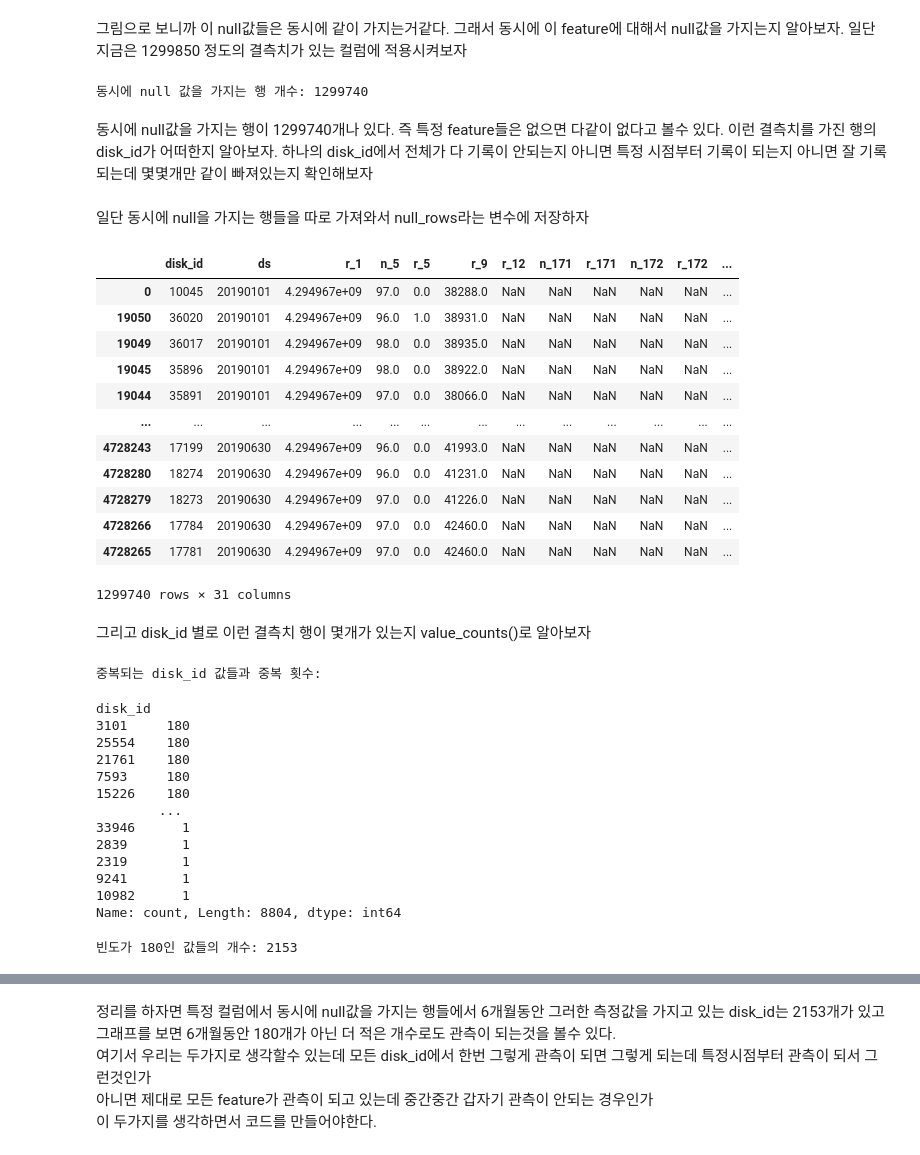
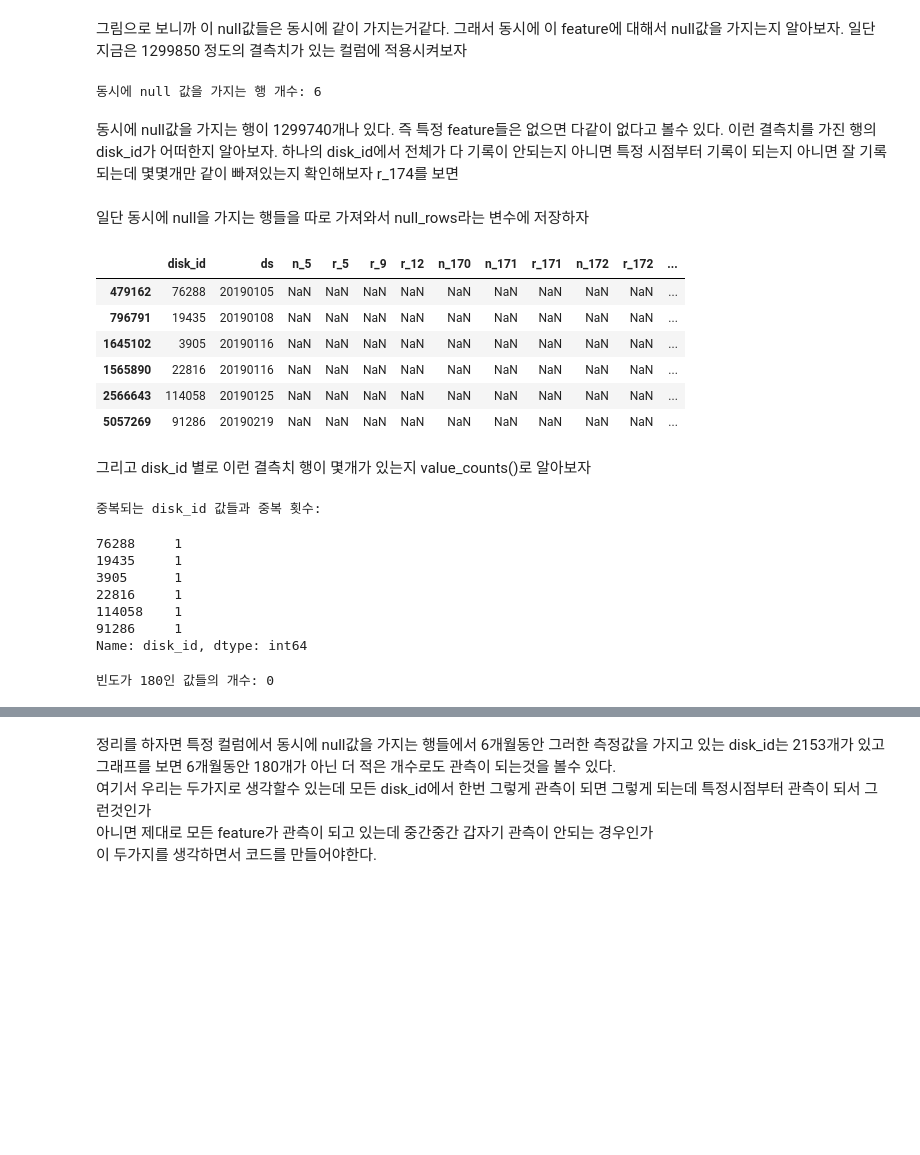
Before and after one commit to passion3659/ssd-failure, a Jupyter notebook: jeongyeol-MA2.ipynb, the cells around one changed output, grey strips where cells are left out. Drawn from its saved outputs; the diff is of its cells as text; code cells hidden in the pictures; blank space fills up the shorter version.

```diff
--- a/jeongyeol-MA2.ipynb
+++ b/jeongyeol-MA2.ipynb
@@ -21,7 +21,7 @@ import pandas as pd
 import numpy as np
 
 data = pd.DataFrame()
-for chunk in pd.read_csv("../ssd_data/combined_by_diskmodel/combined_MA1.csv", chunksize=100000):
+for chunk in pd.read_csv("../ssd_data/combined_by_diskmodel/combined_MA2.csv", chunksize=100000):
     data = pd.concat([data, chunk], ignore_index=True)
 data
 
@@ -213,7 +218,7 @@ msno.matrix(sorted_data)
 그림으로 보니까 이 null값들은 동시에 같이 가지는거같다. 그래서 동시에 이 feature에 대해서 null값을 가지는지 알아보자. 일단 지금은 1299850 정도의 결측치가 있는 컬럼에 적용시켜보자
 # %%
 # 원하는 컬럼 리스트
-desired_columns = ['r_12', 'n_171', 'r_171', 'n_172', 'r_172', 'r_174', 'n_184', 'r_184', 'r_187', 'r_188', 'n_190', 'r_190', 'r_195', 'r_197', 'r_198', 'r_199']
+desired_columns = ['n_5', 'r_5', 'r_9', 'r_12', 'n_170', 'n_171', 'r_171', 'n_172', 'r_172', 'r_174', 'r_183', 'n_184', 'r_184', 'r_187', 'n_190', 'r_190', 'r_192', 'r_194', 'r_197', 'r_199', 'n_233', 'r_241', 'r_242', 'n_175', 'r_175', 'n_232']
 
 # 동시에 null 값을 가지는 행 개수 계산
 null_counts = data[desired_columns].isnull().all(axis=1).sum()
@@ -221,36 +226,31 @@ null_counts = data[desired_columns].isnull().all(axis=1).sum()
 # 결과 출력
 print("동시에 null 값을 가지는 행 개수:", null_counts)
 # %% [output]
-동시에 null 값을 가지는 행 개수: 1299740
+동시에 null 값을 가지는 행 개수: 6
 # %% [markdown]
 동시에 null값을 가지는 행이 1299740개나 있다. 즉 특정 feature들은 없으면 다같이 없다고 볼수 있다. </br>
 이런 결측치를 가진 행의 disk_id가 어떠한지 알아보자.</br>
-하나의 disk_id에서 전체가 다 기록이 안되는지 아니면 특정 시점부터 기록이 되는지 아니면 잘 기록되는데 몇몇개만 같이 빠져있는지 확인해보자
+하나의 disk_id에서 전체가 다 기록이 안되는지 아니면 특정 시점부터 기록이 되는지 아니면 잘 기록되는데 몇몇개만 같이 빠져있는지 확인해보자</br>
+r_174를 보면
 # %% [markdown]
 일단 동시에 null을 가지는 행들을 따로 가져와서 null_rows라는 변수에 저장하자
 # %%
 # 원하는 컬럼 리스트
-desired_columns = ['r_12', 'n_171', 'r_171', 'n_172', 'r_172', 'r_174', 'n_184', 'r_184', 'r_187', 'r_188', 'n_190', 'r_190', 'r_195', 'r_197', 'r_198', 'r_199']
+desired_columns = ['n_5', 'r_5', 'r_9', 'r_12', 'n_170', 'n_171', 'r_171', 'n_172', 'r_172', 'r_174', 'r_183', 'n_184', 'r_184', 'r_187', 'n_190', 'r_190', 'r_192', 'r_194', 'r_197', 'r_199', 'n_233', 'r_241', 'r_242', 'n_175', 'r_175', 'n_232']
 
 # 동시에 null 값을 가지는 행 선택
 null_rows = data[data[desired_columns].isnull().all(axis=1)]
 
 # 결과 출력
 null_rows
 # %% [output]
-|  | disk_id | ds | r_1 | n_5 | r_5 | r_9 | r_12 | n_171 | r_171 | n_172 | r_172 | ... |
-| 0 | 10045 | 20190101 | 4.294967e+09 | 97.0 | 0.0 | 38288.0 | NaN | NaN | NaN | NaN | NaN | ... |
-| 19050 | 36020 | 20190101 | 4.294967e+09 | 96.0 | 1.0 | 38931.0 | NaN | NaN | NaN | NaN | NaN | ... |
-| 19049 | 36017 | 20190101 | 4.294967e+09 | 98.0 | 0.0 | 38935.0 | NaN | NaN | NaN | NaN | NaN | ... |
-| 19045 | 35896 | 20190101 | 4.294967e+09 | 98.0 | 0.0 | 38922.0 | NaN | NaN | NaN | NaN | NaN | ... |
-| 19044 | 35891 | 20190101 | 4.294967e+09 | 97.0 | 0.0 | 38066.0 | NaN | NaN | NaN | NaN | NaN | ... |
-| ... | ... | ... | ... | ... | ... | ... | ... | ... | ... | ... | ... | ... |
-| 4728243 | 17199 | 20190630 | 4.294967e+09 | 96.0 | 0.0 | 41993.0 | NaN | NaN | NaN | NaN | NaN | ... |
-| 4728280 | 18274 | 20190630 | 4.294967e+09 | 96.0 | 0.0 | 41231.0 | NaN | NaN | NaN | NaN | NaN | ... |
-| 4728279 | 18273 | 20190630 | 4.294967e+09 | 97.0 | 0.0 | 41226.0 | NaN | NaN | NaN | NaN | NaN | ... |
-| 4728266 | 17784 | 20190630 | 4.294967e+09 | 97.0 | 0.0 | 42460.0 | NaN | NaN | NaN | NaN | NaN | ... |
-| 4728265 | 17781 | 20190630 | 4.294967e+09 | 97.0 | 0.0 | 42460.0 | NaN | NaN | NaN | NaN | NaN | ... |
+|  | disk_id | ds | n_5 | r_5 | r_9 | r_12 | n_170 | n_171 | r_171 | n_172 | r_172 | ... |
+| 479162 | 76288 | 20190105 | NaN | NaN | NaN | NaN | NaN | NaN | NaN | NaN | NaN | ... |
+| 796791 | 19435 | 20190108 | NaN | NaN | NaN | NaN | NaN | NaN | NaN | NaN | NaN | ... |
+| 1645102 | 3905 | 20190116 | NaN | NaN | NaN | NaN | NaN | NaN | NaN | NaN | NaN | ... |
+| 1565890 | 22816 | 20190116 | NaN | NaN | NaN | NaN | NaN | NaN | NaN | NaN | NaN | ... |
+| 2566643 | 114058 | 20190125 | NaN | NaN | NaN | NaN | NaN | NaN | NaN | NaN | NaN | ... |
+| 5057269 | 91286 | 20190219 | NaN | NaN | NaN | NaN | NaN | NaN | NaN | NaN | NaN | ... |
-1299740 rows × 31 columns
 # %% [markdown]
 그리고 disk_id 별로 이런 결측치 행이 몇개가 있는지 value_counts()로 알아보자
 # %%
@@ -262,19 +262,13 @@ print("중복되는 disk_id 값들과 중복 횟수:")
 duplicate_counts
 # %% [output]
 중복되는 disk_id 값들과 중복 횟수:
-disk_id
-3101     180
-25554    180
-21761    180
-7593     180
-15226    180
-        ...
-33946      1
-2839       1
-2319       1
-9241       1
-10982      1
-Name: count, Length: 8804, dtype: int64
+76288     1
+19435     1
+3905      1
+22816     1
+114058    1
+91286     1
+Name: disk_id, dtype: int64
 # %%
 # 중복되는 disk_id 값들과 중복 횟수 확인
 duplicate_counts = null_rows['disk_id'].value_counts()
@@ -288,7 +282,7 @@ count_values_with_frequency_180 = len(values_with_frequency_180)
 # 결과 출력
 print("빈도가 180인 값들의 개수:", count_values_with_frequency_180)
 # %% [output]
-빈도가 180인 값들의 개수: 2153
+빈도가 180인 값들의 개수: 0
 # %%
 # 개수의 개수(count)를 계산
 count_counts = duplicate_counts.value_counts()
```
Also changed, not shown: parts of 18 cells of this notebook, 1 other file.
